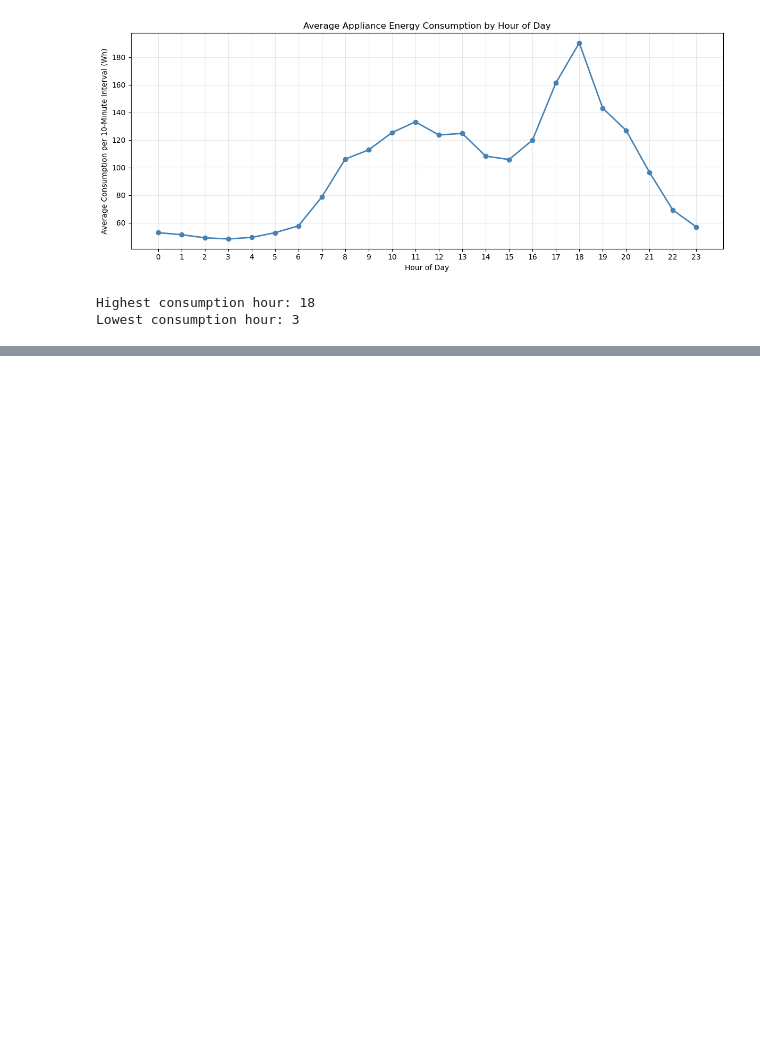
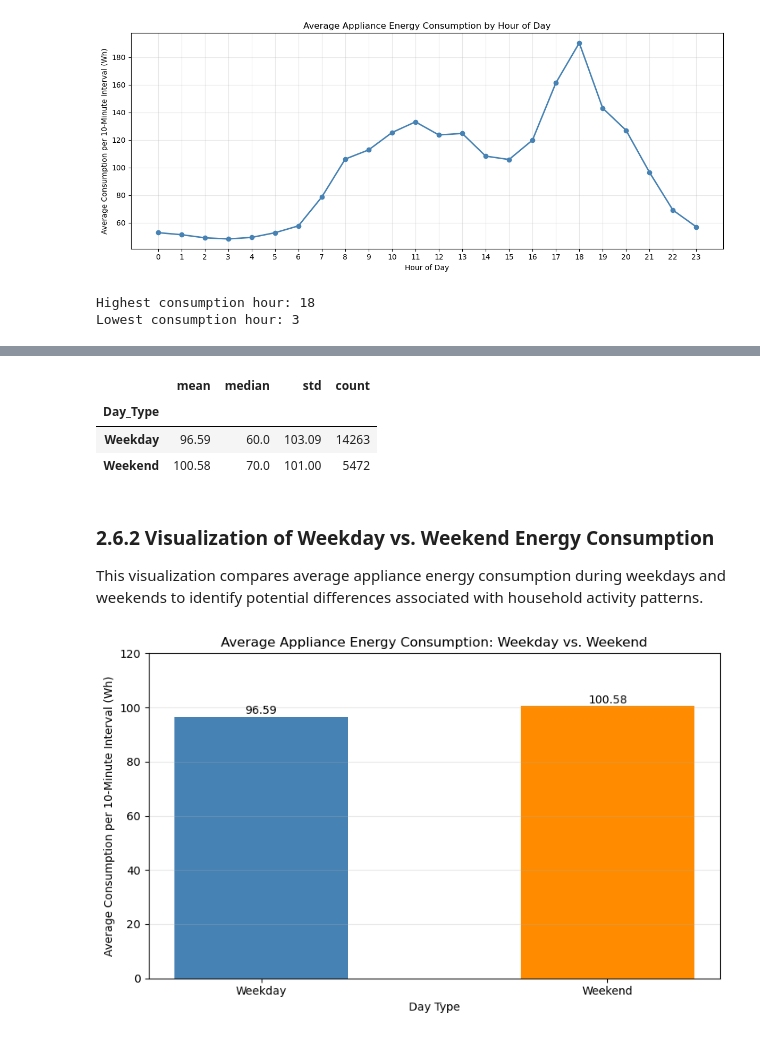
Before and after one commit to damisar/Smart_Home_Energy_Consumption_Prediction, a Jupyter notebook: notebook/Smart_Home_Energy_Consumption_Prediction.ipynb, the cells around one changed output, grey strips where cells are left out. Drawn from its saved outputs; the diff is of its cells as text; code cells hidden in the pictures; blank space fills up the shorter version.

```diff
--- a/notebook/Smart_Home_Energy_Consumption_Prediction.ipynb
+++ b/notebook/Smart_Home_Energy_Consumption_Prediction.ipynb
@@ -314,0 +415,67 @@ Lowest consumption hour: 3
+# %%
+# Section 2.6.1: Weekday vs. Weekend Energy Consumption
+
+# Classify observations as Weekday or Weekend
+df["Day_Type"] = np.where(
+    df["date"].dt.dayofweek < 5,
+    "Weekday",
+    "Weekend"
+)
+
+# Calculate average appliance consumption by day type
+day_type_consumption = (
+    df.groupby("Day_Type")["Appliances"]
+    .agg(["mean", "median", "std", "count"])
+    .reindex(["Weekday", "Weekend"])
+)
+
+# Display summary statistics
+display(day_type_consumption.round(2))
+# %% [output]
+|  | mean | median | std | count |
+| Day_Type |  |  |  |  |
+| Weekday | 96.59 | 60.0 | 103.09 | 14263 |
+| Weekend | 100.58 | 70.0 | 101.00 | 5472 |
+# %% [markdown]
+### 2.6.2 Visualization of Weekday vs. Weekend Energy Consumption
+
+This visualization compares average appliance energy consumption during weekdays and weekends to identify potential differences associated with household activity patterns.
+# %%
+# Section 2.6.2: Weekday vs. Weekend Consumption Visualization
+
+plt.figure(figsize=(8, 5))
+
+bars = plt.bar(
+    day_type_consumption.index,
+    day_type_consumption["mean"],
+    color=["steelblue", "darkorange"],
+    width=0.5
+)
+
+# Add consumption values above the bars
+for bar in bars:
+    height = bar.get_height()
+    plt.text(
+        bar.get_x() + bar.get_width() / 2,
+        height + 1,
+        f"{height:.2f}",
+        ha="center"
+    )
+
+plt.title("Average Appliance Energy Consumption: Weekday vs. Weekend")
+plt.xlabel("Day Type")
+plt.ylabel("Average Consumption per 10-Minute Interval (Wh)")
+plt.ylim(0, 120)
+plt.grid(axis="y", alpha=0.3)
+
+plt.tight_layout()
+
+plt.savefig(
+    "../figure/weekday_weekend_energy_comparison.png",
+    dpi=300,
+    bbox_inches="tight"
+)
+
+plt.show()
+# %% [output]
+[figure, added]
```
Also changed, not shown: parts of 11 cells of this notebook, 2 other files.
